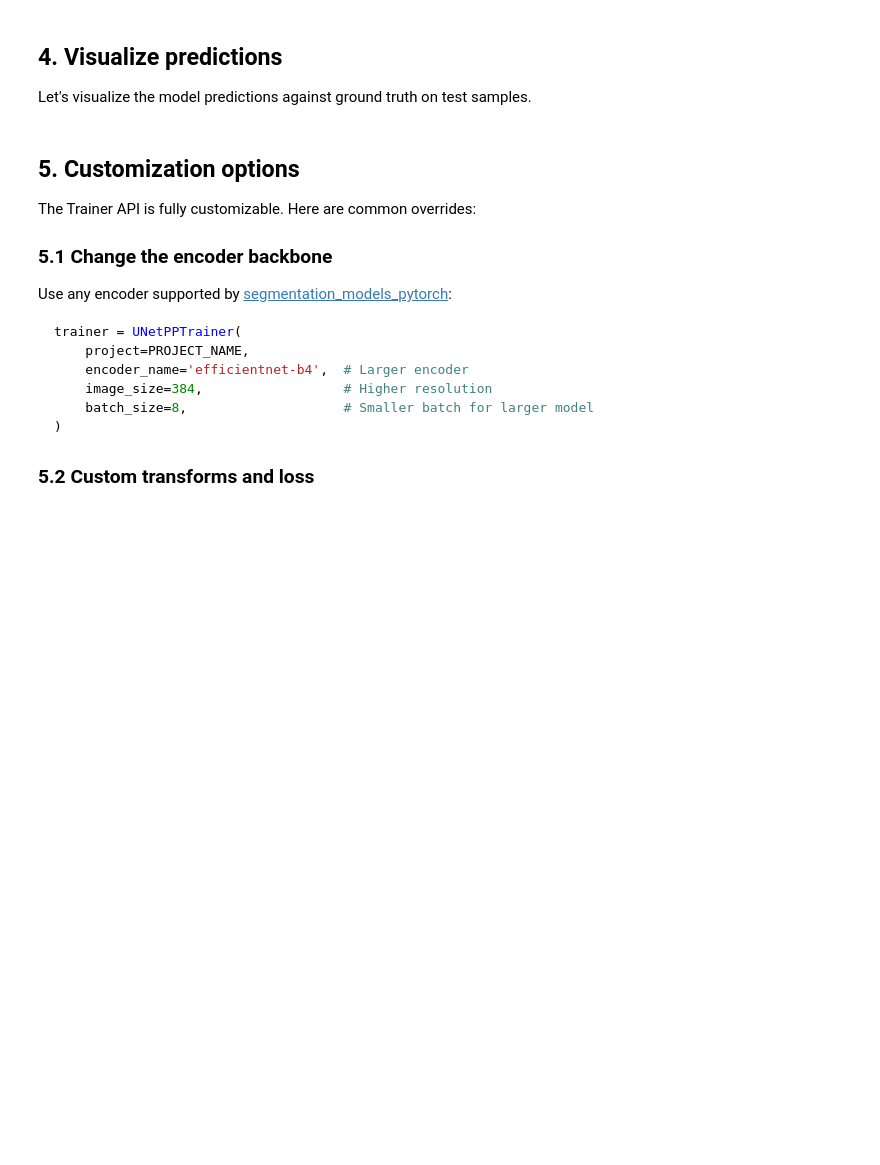
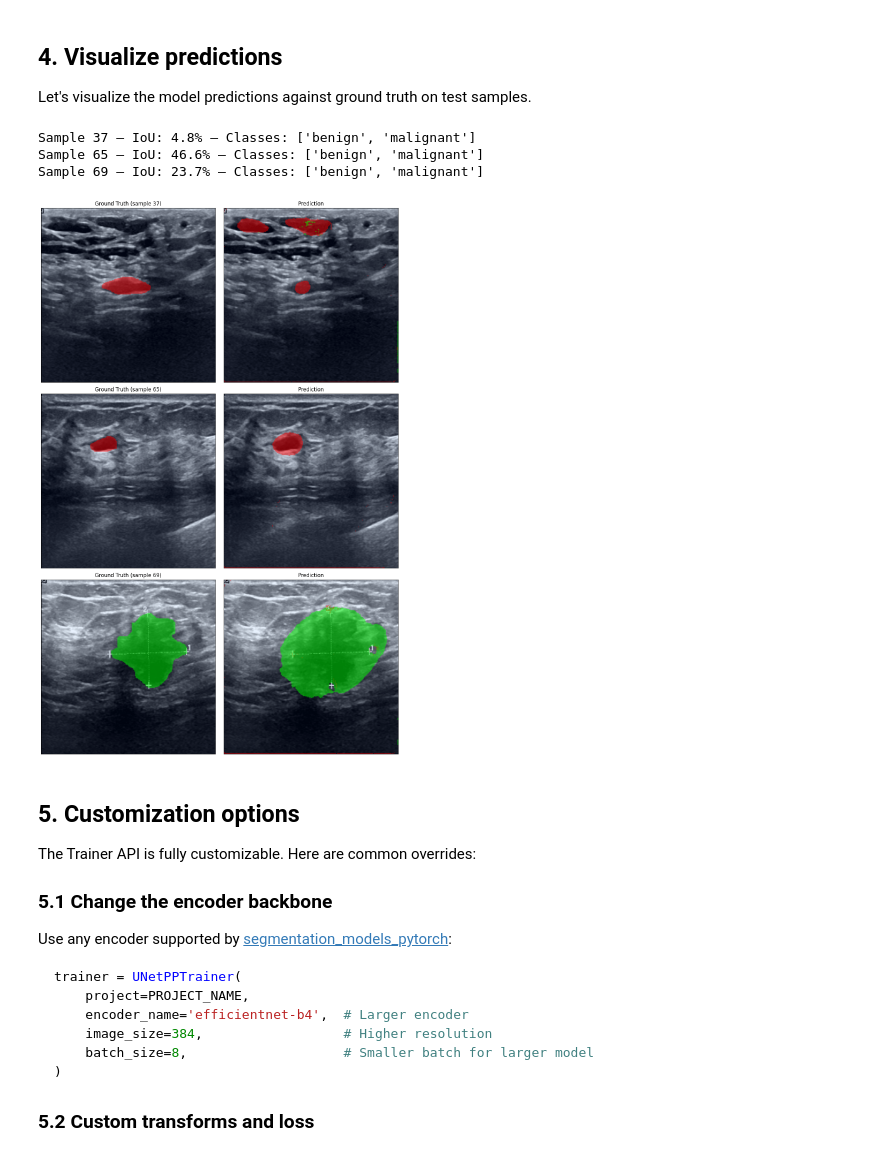
Before and after one commit to SonanceAI/datamint-python-api, a Jupyter notebook: notebooks/use_cases/segmentation_2d_trainer_BUSI_tutorial.ipynb, the cells around one changed output. Cells and saved outputs as stored; diff of their text form; code cells hidden in the pictures; blank space fills up the shorter version.

```diff
--- a/notebooks/use_cases/segmentation_2d_trainer_BUSI_tutorial.ipynb
+++ b/notebooks/use_cases/segmentation_2d_trainer_BUSI_tutorial.ipynb
@@ -266,41 +277,46 @@ model = results['model']
 model.eval()
 
 # Access the test dataset from the internal datamodule
-test_dataset = trainer._datamodule.test_dataloader().dataset
-class_names = trainer._datamodule.dataset.seglabel_list
+test_dataset = trainer.datamodule.test_dataloader().dataset
+class_names = trainer.datamodule.dataset.seglabel_list
 
 fig, axes = plt.subplots(3, 2, figsize=(12, 18))
 
 for row in range(3):
     idx = np.random.choice(len(test_dataset))
     sample = test_dataset[idx]
     image = sample['image']         # (C, H, W)
     mask_gt = sample['segmentations']  # (#classes+1, H, W) — includes background
 
     with torch.inference_mode():
         logits = model(image.unsqueeze(0).to(model.device))
         mask_pred = (logits[0] > 0).cpu()
 
     # Ground truth (skip background channel)
     gt_overlay = draw_masks(image, mask_gt[1:], alpha=0.5)
     axes[row, 0].set_title(f"Ground Truth (sample {idx})")
     show(gt_overlay, ax=axes[row, 0])
 
     # Prediction
     pred_overlay = draw_masks(image, mask_pred, alpha=0.5)
     axes[row, 1].set_title("Prediction")
     show(pred_overlay, ax=axes[row, 1])
 
     iou = mean_iou(
         mask_pred.unsqueeze(0).long(),
         mask_gt[1:].unsqueeze(0).long(),
         num_classes=len(class_names),
         input_format='one-hot',
     )
     print(f"Sample {idx} — IoU: {iou.max():.1%} — Classes: {class_names}")
 
 plt.tight_layout()
 plt.show()
+# %% [output]
+Sample 37 — IoU: 4.8% — Classes: ['benign', 'malignant']
+Sample 65 — IoU: 46.6% — Classes: ['benign', 'malignant']
+Sample 69 — IoU: 23.7% — Classes: ['benign', 'malignant']
+[figure, added]
 # %% [markdown]
 ## 5. Customization options
 
```
Also changed, not shown: parts of 2 cells of this notebook.
